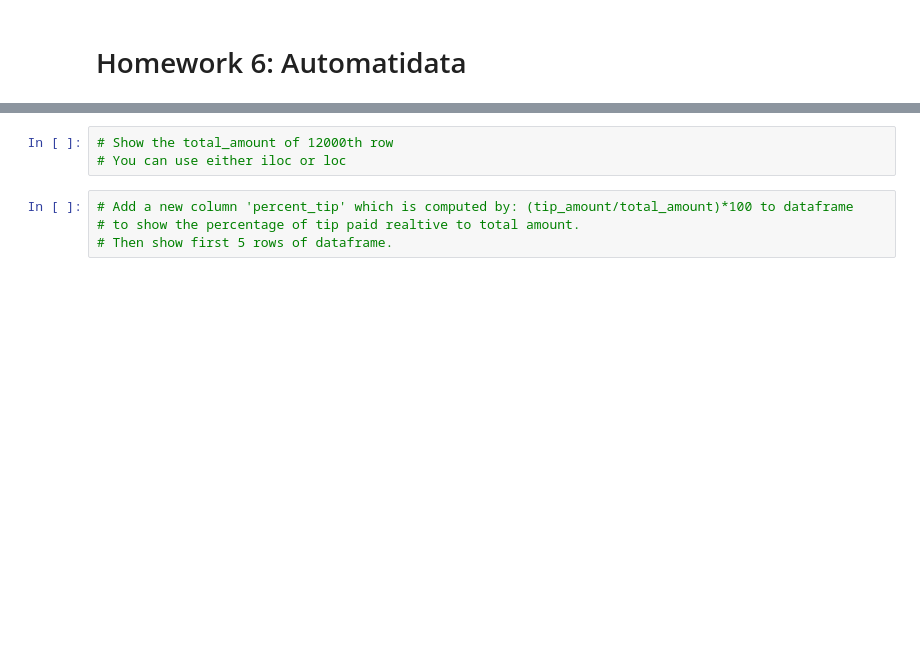
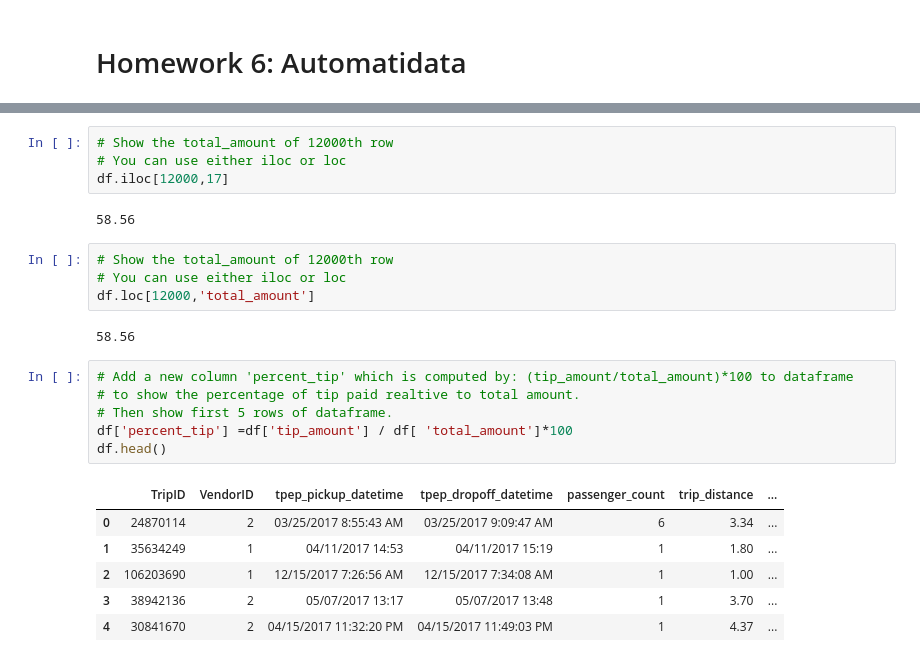
Before and after one commit to adeline-pepela/fundamentals_computing, a Jupyter notebook: automatidata/HW6_Automatidata.ipynb, the cells around one changed output, grey strips where cells are left out. Cells and saved outputs as stored; diff of their text form; blank space fills up the shorter version.

```diff
--- a/automatidata/HW6_Automatidata.ipynb
+++ b/automatidata/HW6_Automatidata.ipynb
@@ -22,7 +105,25 @@
 # %%
 # Show the total_amount of 12000th row
 # You can use either iloc or loc
+df.iloc[12000,17]
+# %% [output]
+58.56
+# %%
+# Show the total_amount of 12000th row
+# You can use either iloc or loc
+df.loc[12000,'total_amount']
+# %% [output]
+58.56
 # %%
 # Add a new column 'percent_tip' which is computed by: (tip_amount/total_amount)*100 to dataframe
 # to show the percentage of tip paid realtive to total amount.
 # Then show first 5 rows of dataframe.
+df['percent_tip'] =df['tip_amount'] / df[ 'total_amount']*100
+df.head()
+# %% [output]
+|  | TripID | VendorID | tpep_pickup_datetime | tpep_dropoff_datetime | passenger_count | trip_distance | ... |
+| 0 | 24870114 | 2 | 03/25/2017 8:55:43 AM | 03/25/2017 9:09:47 AM | 6 | 3.34 | ... |
+| 1 | 35634249 | 1 | 04/11/2017 14:53 | 04/11/2017 15:19 | 1 | 1.80 | ... |
+| 2 | 106203690 | 1 | 12/15/2017 7:26:56 AM | 12/15/2017 7:34:08 AM | 1 | 1.00 | ... |
+| 3 | 38942136 | 2 | 05/07/2017 13:17 | 05/07/2017 13:48 | 1 | 3.70 | ... |
+| 4 | 30841670 | 2 | 04/15/2017 11:32:20 PM | 04/15/2017 11:49:03 PM | 1 | 4.37 | ... |
```
Also changed, not shown: parts of 10 cells of this notebook.
